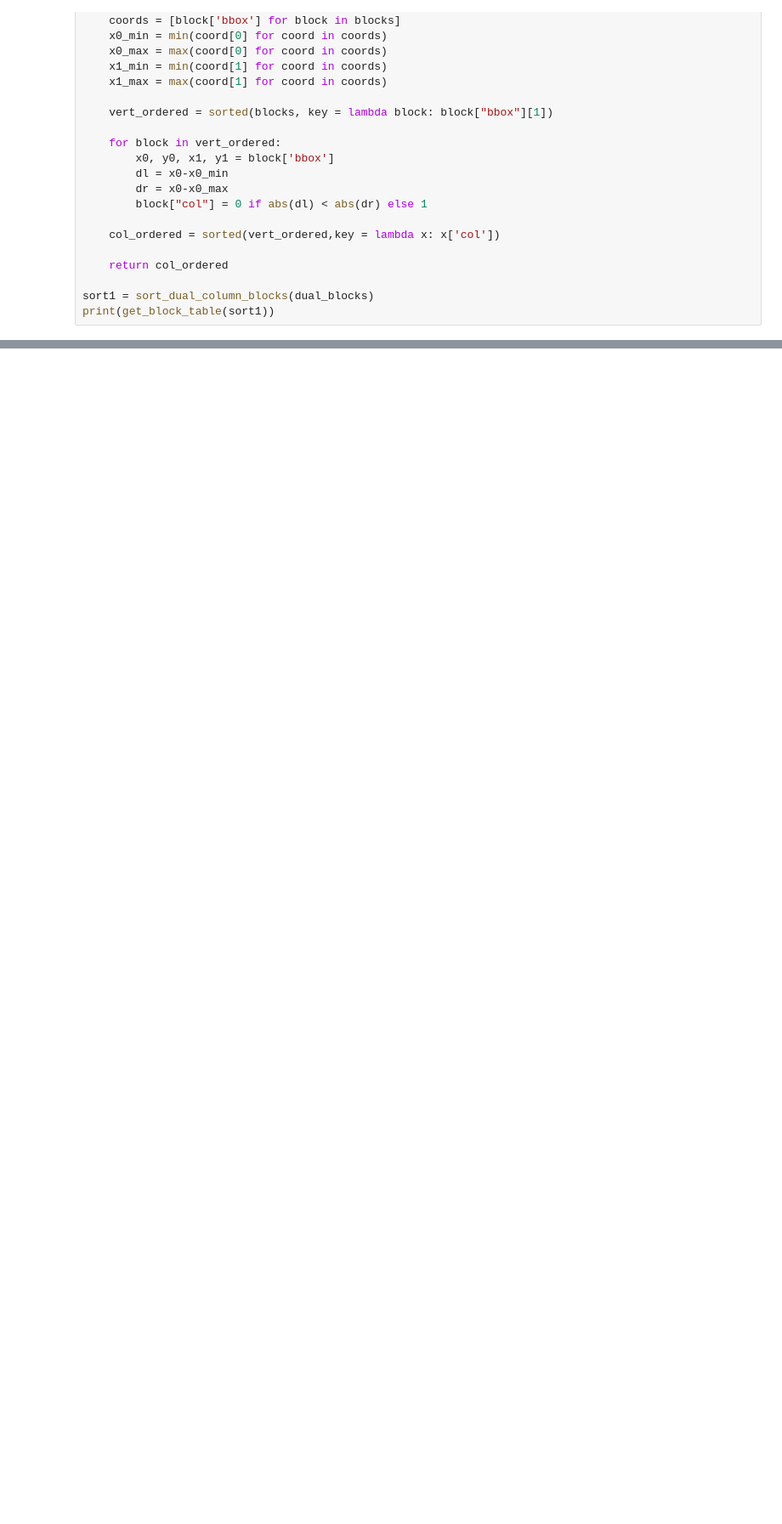
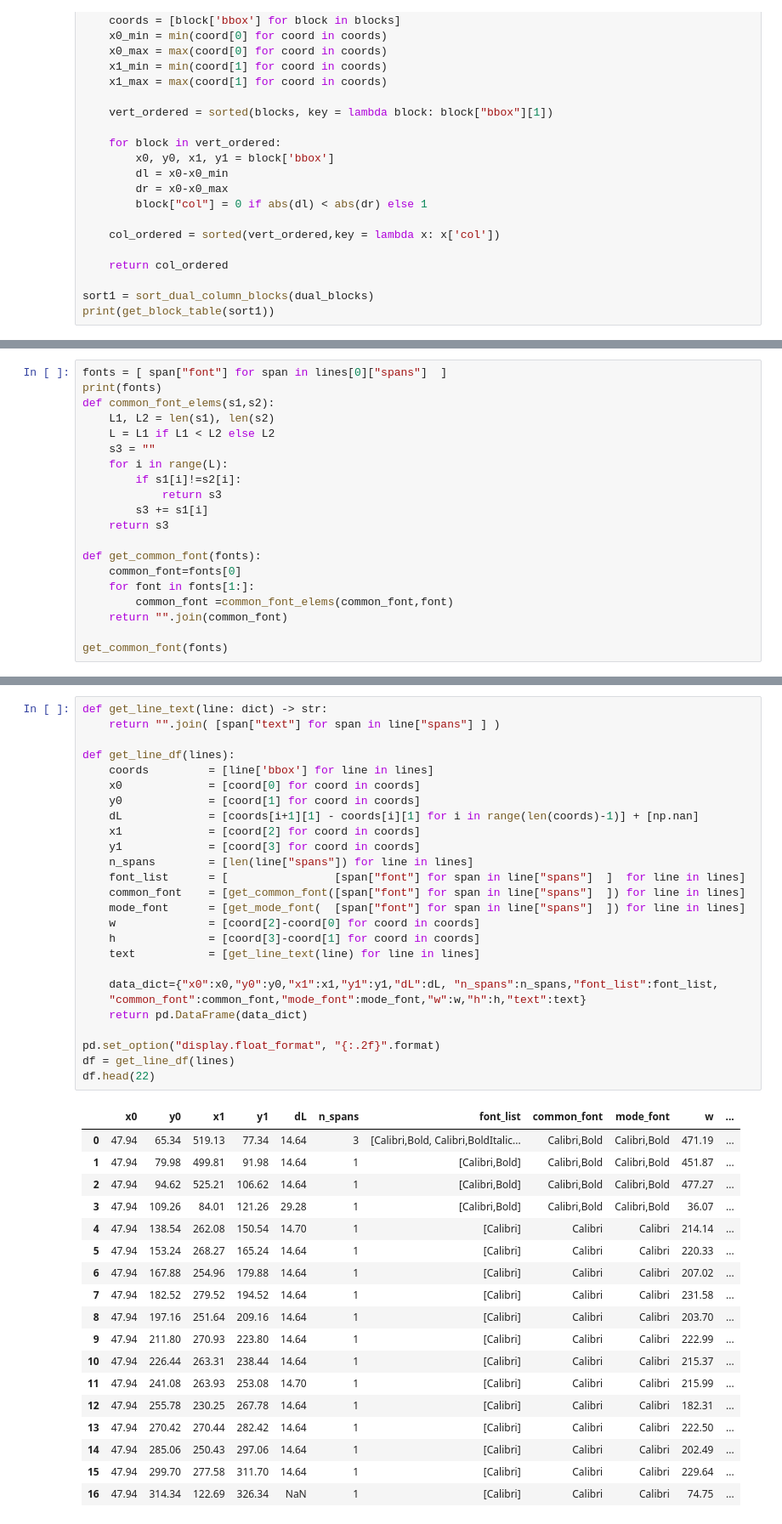
Before and after one commit to DSP-Tan/ogham-cloud, a Jupyter notebook: pdf_scraper/muPdfScrape.ipynb, the cells around one changed output, grey strips where cells are left out. Shown at 85% size. Cells and saved outputs as stored; diff of their text form; blank space fills up the shorter version.

Commit message:
Temporarily store notebook explorations of text clustering

```diff
--- a/pdf_scraper/muPdfScrape.ipynb
+++ b/pdf_scraper/muPdfScrape.ipynb
@@ -455,0 +588,20 @@ print(get_block_table(sort1))
+# %%
+fonts = [ span["font"] for span in lines[0]["spans"]  ]
+print(fonts)
+def common_font_elems(s1,s2):
+    L1, L2 = len(s1), len(s2)
+    L = L1 if L1 < L2 else L2
+    s3 = ""
+    for i in range(L):
+        if s1[i]!=s2[i]:
+            return s3
+        s3 += s1[i]
+    return s3
+
+def get_common_font(fonts):
+    common_font=fonts[0]
+    for font in fonts[1:]:
+        common_font =common_font_elems(common_font,font)
+    return "".join(common_font)
+
+get_common_font(fonts)
@@ -455,0 +654,45 @@ print(get_block_table(sort1))
+# %%
+def get_line_text(line: dict) -> str:
+    return "".join( [span["text"] for span in line["spans"] ] )
+
+def get_line_df(lines):
+    coords         = [line['bbox'] for line in lines]
+    x0             = [coord[0] for coord in coords]
+    y0             = [coord[1] for coord in coords]
+    dL             = [coords[i+1][1] - coords[i][1] for i in range(len(coords)-1)] + [np.nan]
+    x1             = [coord[2] for coord in coords]
+    y1             = [coord[3] for coord in coords]
+    n_spans        = [len(line["spans"]) for line in lines]
+    font_list      = [                [span["font"] for span in line["spans"]  ]  for line in lines]
+    common_font    = [get_common_font([span["font"] for span in line["spans"]  ]) for line in lines]
+    mode_font      = [get_mode_font(  [span["font"] for span in line["spans"]  ]) for line in lines]
+    w              = [coord[2]-coord[0] for coord in coords]
+    h              = [coord[3]-coord[1] for coord in coords]
+    text           = [get_line_text(line) for line in lines]
+
+    data_dict={"x0":x0,"y0":y0,"x1":x1,"y1":y1,"dL":dL, "n_spans":n_spans,"font_list":font_list,
+    "common_font":common_font,"mode_font":mode_font,"w":w,"h":h,"text":text}
+    return pd.DataFrame(data_dict)
+
+pd.set_option("display.float_format", "{:.2f}".format)
+df = get_line_df(lines)
+df.head(22)
+# %% [output]
+|  | x0 | y0 | x1 | y1 | dL | n_spans | font_list | common_font | mode_font | w | ... |
+| 0 | 47.94 | 65.34 | 519.13 | 77.34 | 14.64 | 3 | [Calibri,Bold, Calibri,BoldItalic... | Calibri,Bold | Calibri,Bold | 471.19 | ... |
+| 1 | 47.94 | 79.98 | 499.81 | 91.98 | 14.64 | 1 | [Calibri,Bold] | Calibri,Bold | Calibri,Bold | 451.87 | ... |
+| 2 | 47.94 | 94.62 | 525.21 | 106.62 | 14.64 | 1 | [Calibri,Bold] | Calibri,Bold | Calibri,Bold | 477.27 | ... |
+| 3 | 47.94 | 109.26 | 84.01 | 121.26 | 29.28 | 1 | [Calibri,Bold] | Calibri,Bold | Calibri,Bold | 36.07 | ... |
+| 4 | 47.94 | 138.54 | 262.08 | 150.54 | 14.70 | 1 | [Calibri] | Calibri | Calibri | 214.14 | ... |
+| 5 | 47.94 | 153.24 | 268.27 | 165.24 | 14.64 | 1 | [Calibri] | Calibri | Calibri | 220.33 | ... |
+| 6 | 47.94 | 167.88 | 254.96 | 179.88 | 14.64 | 1 | [Calibri] | Calibri | Calibri | 207.02 | ... |
+| 7 | 47.94 | 182.52 | 279.52 | 194.52 | 14.64 | 1 | [Calibri] | Calibri | Calibri | 231.58 | ... |
+| 8 | 47.94 | 197.16 | 251.64 | 209.16 | 14.64 | 1 | [Calibri] | Calibri | Calibri | 203.70 | ... |
+| 9 | 47.94 | 211.80 | 270.93 | 223.80 | 14.64 | 1 | [Calibri] | Calibri | Calibri | 222.99 | ... |
+| 10 | 47.94 | 226.44 | 263.31 | 238.44 | 14.64 | 1 | [Calibri] | Calibri | Calibri | 215.37 | ... |
+| 11 | 47.94 | 241.08 | 263.93 | 253.08 | 14.70 | 1 | [Calibri] | Calibri | Calibri | 215.99 | ... |
+| 12 | 47.94 | 255.78 | 230.25 | 267.78 | 14.64 | 1 | [Calibri] | Calibri | Calibri | 182.31 | ... |
+| 13 | 47.94 | 270.42 | 270.44 | 282.42 | 14.64 | 1 | [Calibri] | Calibri | Calibri | 222.50 | ... |
+| 14 | 47.94 | 285.06 | 250.43 | 297.06 | 14.64 | 1 | [Calibri] | Calibri | Calibri | 202.49 | ... |
+| 15 | 47.94 | 299.70 | 277.58 | 311.70 | 14.64 | 1 | [Calibri] | Calibri | Calibri | 229.64 | ... |
+| 16 | 47.94 | 314.34 | 122.69 | 326.34 | NaN | 1 | [Calibri] | Calibri | Calibri | 74.75 | ... |
```
Also changed, not shown: parts of 39 cells of this notebook.
